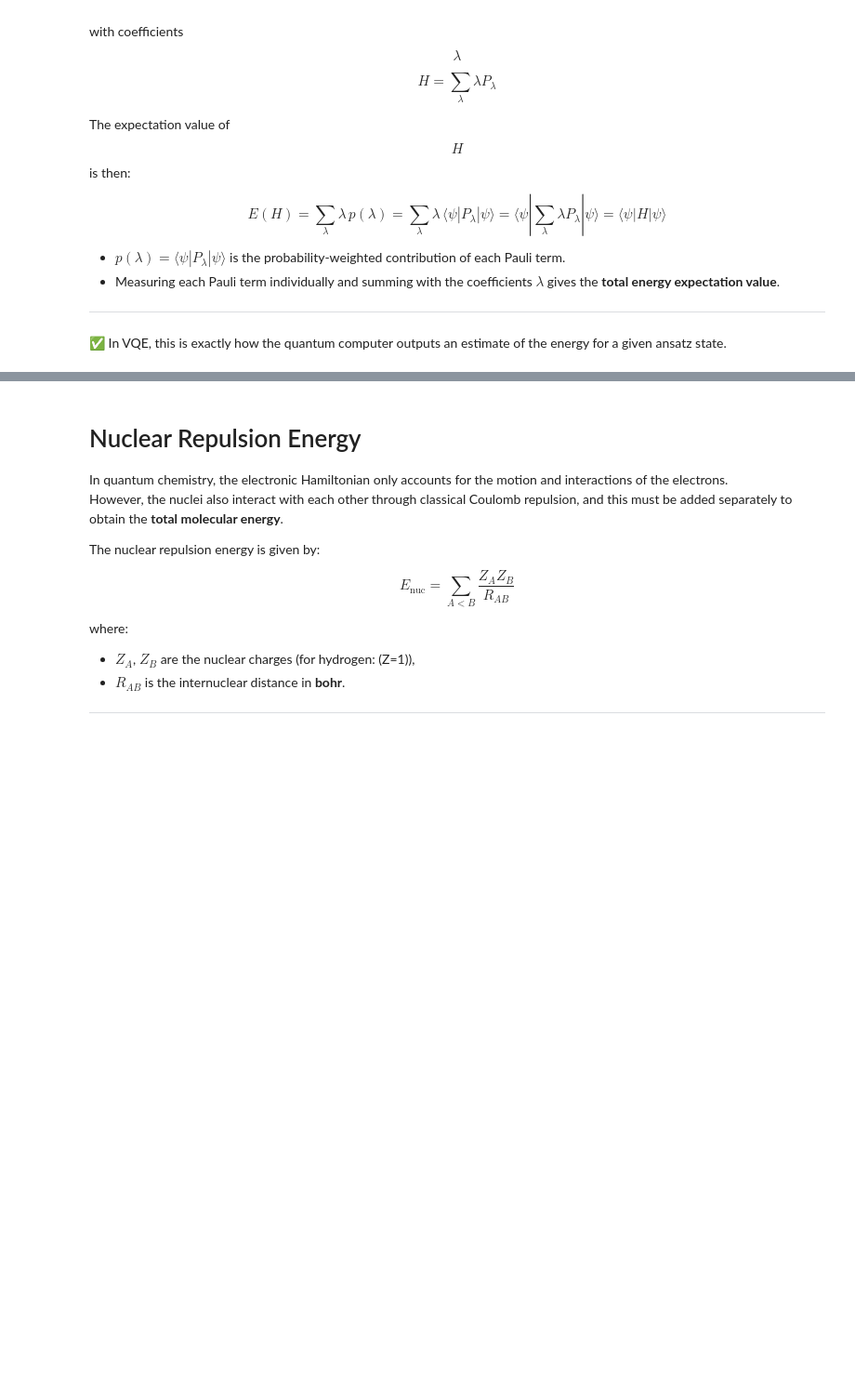
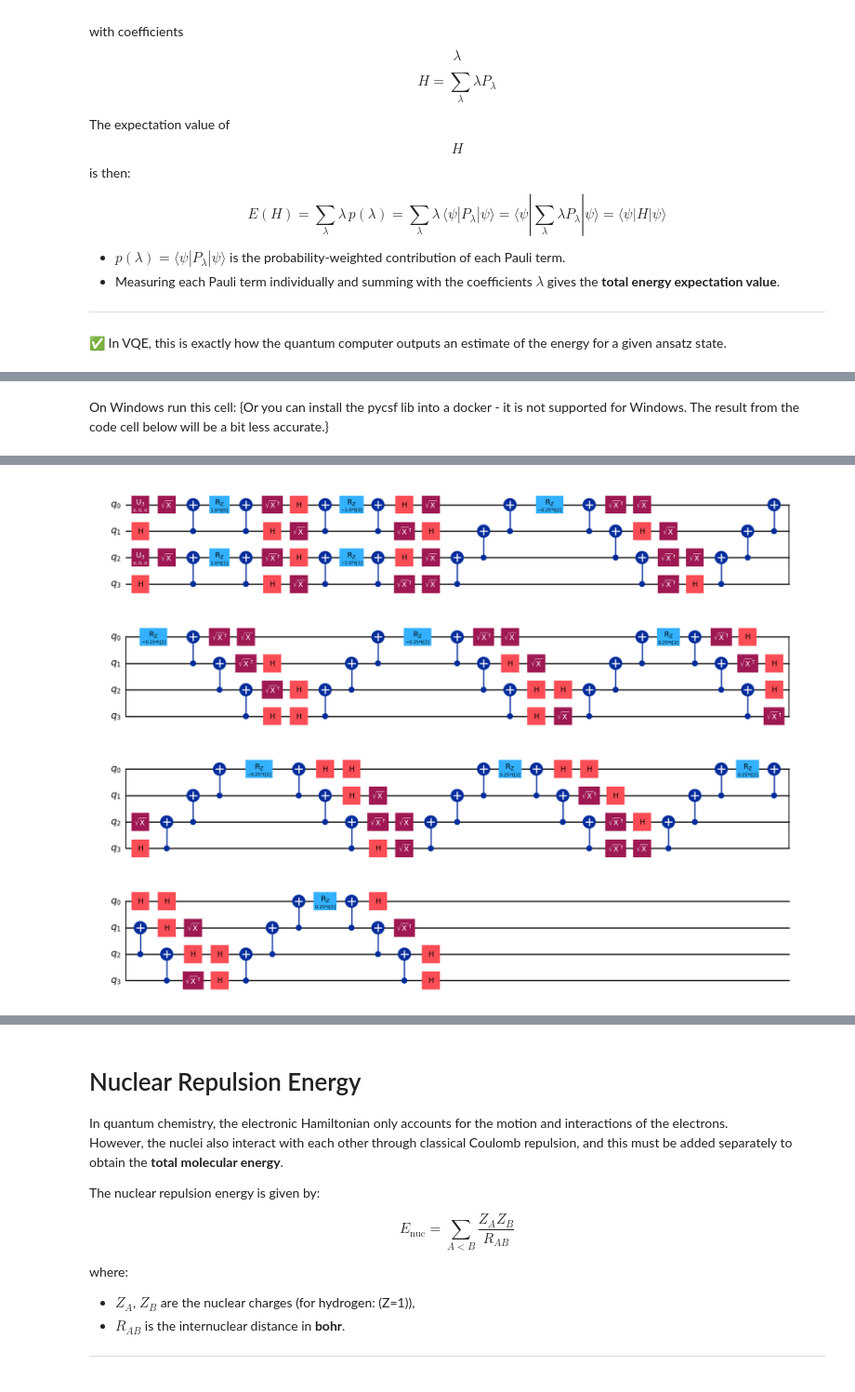
Before and after one commit to mforgo/Quantum-Examples, a Jupyter notebook: Circuits/VQE.ipynb, the cells around one changed output, grey strips where cells are left out. Shown at 93% size. Saved outputs shown, nothing was run; the diff lists cells and outputs as text; code cells hidden in the pictures; blank space fills up the shorter version.

Commit message:
add windows version

```diff
--- a/Circuits/VQE.ipynb
+++ b/Circuits/VQE.ipynb
@@ -680,0 +675,78 @@ Total energy:     -1.137306 Ha
+# %% [markdown]
+On Windows run this cell:
+{Or you can install the pycsf lib into a docker - it is not supported for Windows. The result from the code cell below will be a bit less accurate.}
+# %%
+from qiskit_nature.second_q.operators import FermionicOp
+from qiskit_algorithms import VQE
+from qiskit_algorithms.optimizers import SLSQP
+from qiskit.primitives import Estimator
+from qiskit_nature.second_q.circuit.library import HartreeFock, UCCSD
+from qiskit_nature.second_q.mappers import JordanWignerMapper
+
+class MockH2Driver:
+    def __init__(self):
+        # tady nic nepotřebujeme
+        pass
+
+    def run(self):
+        # Hamiltonian for H2 molecule in STO-3G, 0.735 Å
+        h2_ferm_op = FermionicOp({
+            "+_0 -_0": -1.252477,
+            "+_1 -_1": -0.475934,
+            "+_0 -_1 +_1 -_0": 0.174349
+        }, num_spin_orbitals=4)
+
+        # Mock ElectronicStructureProblem-like object
+        class MockProblem:
+            def __init__(self, op):
+                self.second_q_ops = lambda: [op]
+                self.num_spatial_orbitals = 2
+                self.num_particles = (1, 1)  # 2 electrons: 1 alpha, 1 beta
+                self.nuclear_repulsion_energy = 0.713776
+
+        return MockProblem(h2_ferm_op)
+
+
+# Usage
+driver = MockH2Driver()
+es_problem = driver.run()
+ferm_hamiltonian = es_problem.second_q_ops()[0]
+print(ferm_hamiltonian)
+
+mapper = JordanWignerMapper()
+qubit_op = mapper.map(ferm_hamiltonian)
+print(qubit_op)
+
+# Ansatz: UCCSD with HF initial state
+ansatz = UCCSD(
+    es_problem.num_spatial_orbitals,
+    es_problem.num_particles,
+    mapper,
+    initial_state=HartreeFock(
+        es_problem.num_spatial_orbitals,
+        es_problem.num_particles,
+        mapper,
+    ),
+)
+
+# Optional: decompose gates for clarity
+ansatz = ansatz.decompose().decompose()
+
+# VQE setup
+vqe = VQE(estimator=Estimator(), ansatz=ansatz, optimizer=SLSQP())
+vqe.initial_point = [0.0] * ansatz.num_parameters
+
+# Run VQE
+result = vqe.compute_minimum_eigenvalue(qubit_op)
+
+# Extract results
+E_elec = result.eigenvalue.real
+E_total = E_elec + es_problem.nuclear_repulsion_energy
+
+print(f"Electronic energy: {E_elec:.6f} Ha")
+print(f"Nuclear repulsion: {es_problem.nuclear_repulsion_energy:.6f} Ha")
+print(f"Total energy:     {E_total:.6f} Ha")
+
+# Draw ansatz
+ansatz.draw("mpl")
+# %% [output]
@@ -681,3 +763,4 @@ Total energy:     -1.137306 Ha
+[figure, added]
 # %% [markdown]
 ## 4.2. H₂ Molecule VQE - Code Explanation
 
```
Also changed, not shown: parts of 10 cells of this notebook, 1 other file.
